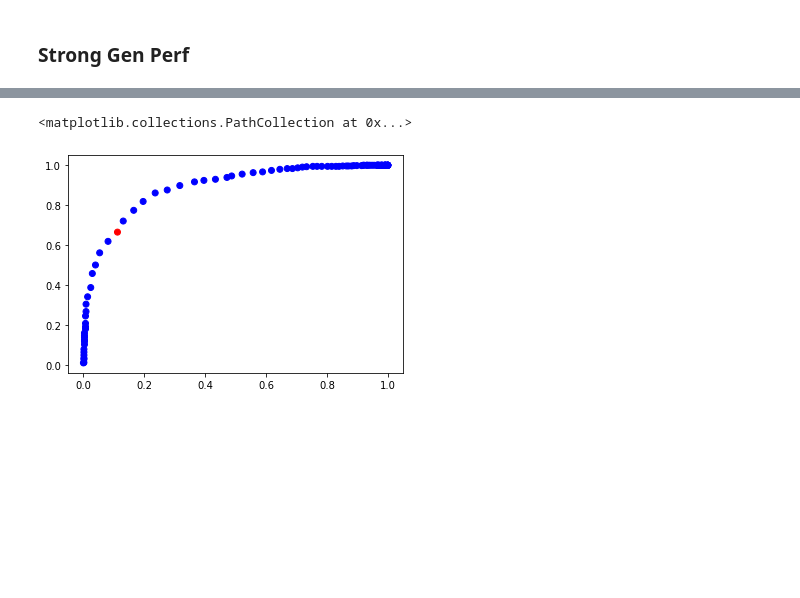
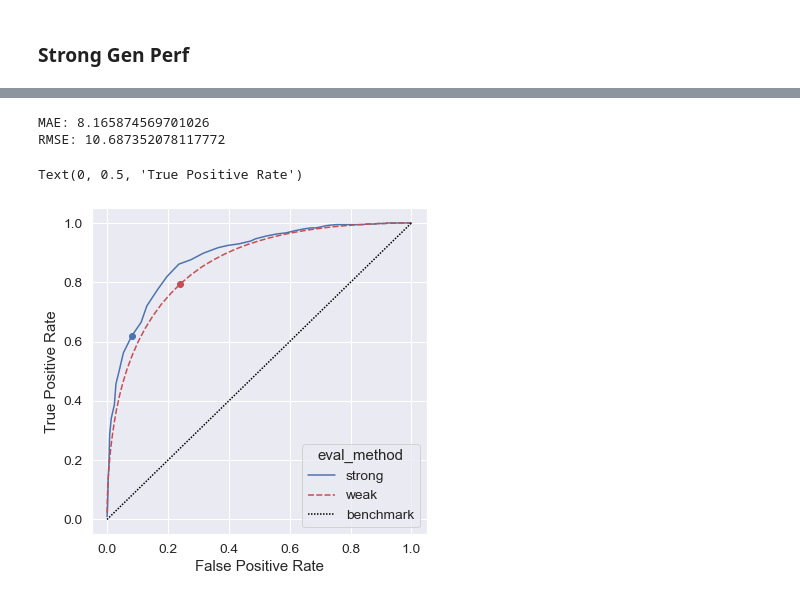
Before and after one commit to Y0mingZhang/music-recommendation, a Jupyter notebook: src/recommend/eval.ipynb, the cells around one changed output, grey strips where cells are left out. Drawn from its saved outputs; the diff is of its cells as text; code cells hidden in the pictures; blank space fills up the shorter version.

```diff
--- a/src/recommend/eval.ipynb
+++ b/src/recommend/eval.ipynb
@@ -267,5 +281,8 @@ y_hat = []
 [y_hat.extend(i) for i in y_hat_list]
 y_imp = np.array([i > actual_threshold for i in y])
 y_hat_imp = np.array([i > actual_threshold for i in y_hat])
+# %%
+y_implicit = np.array(y) >= actual_threshold
+sg_tpr_list, sg_fpr_list, sg_color = gen_roc_values(y_implicit, np.array(y_hat))
 # %%
 sg_metrics = gen_uk_metrics(y_imp, y_hat_imp, actual_threshold)
@@ -284,5 +301,50 @@ tpr_list, fpr_list = gen_roc_values(np.array(y), np.array(y_hat))
-# %%
-plt.scatter(x=fpr_list, y=tpr_list, color=color)
-# %% [output]
-<matplotlib.collections.PathCollection at 0x...>
-[figure, removed]
+# %%
+print(f'MAE: {np.mean(abs(np.array(y) - np.array(y_hat)))}')
+print(f'RMSE: {np.sqrt(np.mean((np.array(y) - np.array(y_hat))**2))}')
+# %% [output]
+MAE: 8.165874569701026
+RMSE: 10.687352078117772
+# %%
+wg_df = pd.DataFrame(
+    {
+        'thresh': range(0,100),
+        'tpr': wg_tpr_list,
+        'fpr': wg_fpr_list,
+        'eval_method': ['weak'] * 100
+    }
+)
+sg_df = pd.DataFrame(
+    {
+        'thresh': range(0,100),
+        'tpr': sg_tpr_list,
+        'fpr': sg_fpr_list,
+        'eval_method': ['strong'] * 100
+    }
+)
+benchmark = pd.DataFrame(
+    {
+            'thresh': range(0,100),
+        'tpr': np.linspace(0,1,100),
+        'fpr': np.linspace(0,1,100),
+        'eval_method': ['benchmark'] * 100
+
+    }
+)
+# %%
+perf_df = pd.concat([sg_df, wg_df, benchmark], axis =0).reset_index()
+# %%
+roc_palette = [sns.color_palette('deep')[0], sns.color_palette('deep')[3], 'black']
+sns.set(font_scale=1.25)
+
+fig, ax = plt.subplots(figsize=(6,6))
+plot1 = sns.lineplot(data=perf_df, x='fpr', y='tpr', hue='eval_method',
+    style='eval_method',
+    palette=roc_palette)
+
+plt.scatter(sg_fpr_list[75], sg_tpr_list[75], marker='o', color=roc_palette[0])
+plt.scatter(wg_fpr_list[75], wg_tpr_list[75], marker='o', color=roc_palette[1])
+plt.xlabel('False Positive Rate')
+plt.ylabel('True Positive Rate')
+# %% [output]
+Text(0, 0.5, 'True Positive Rate')
+[figure, added]
```
Also changed, not shown: parts of 25 cells of this notebook, 3 other files.
